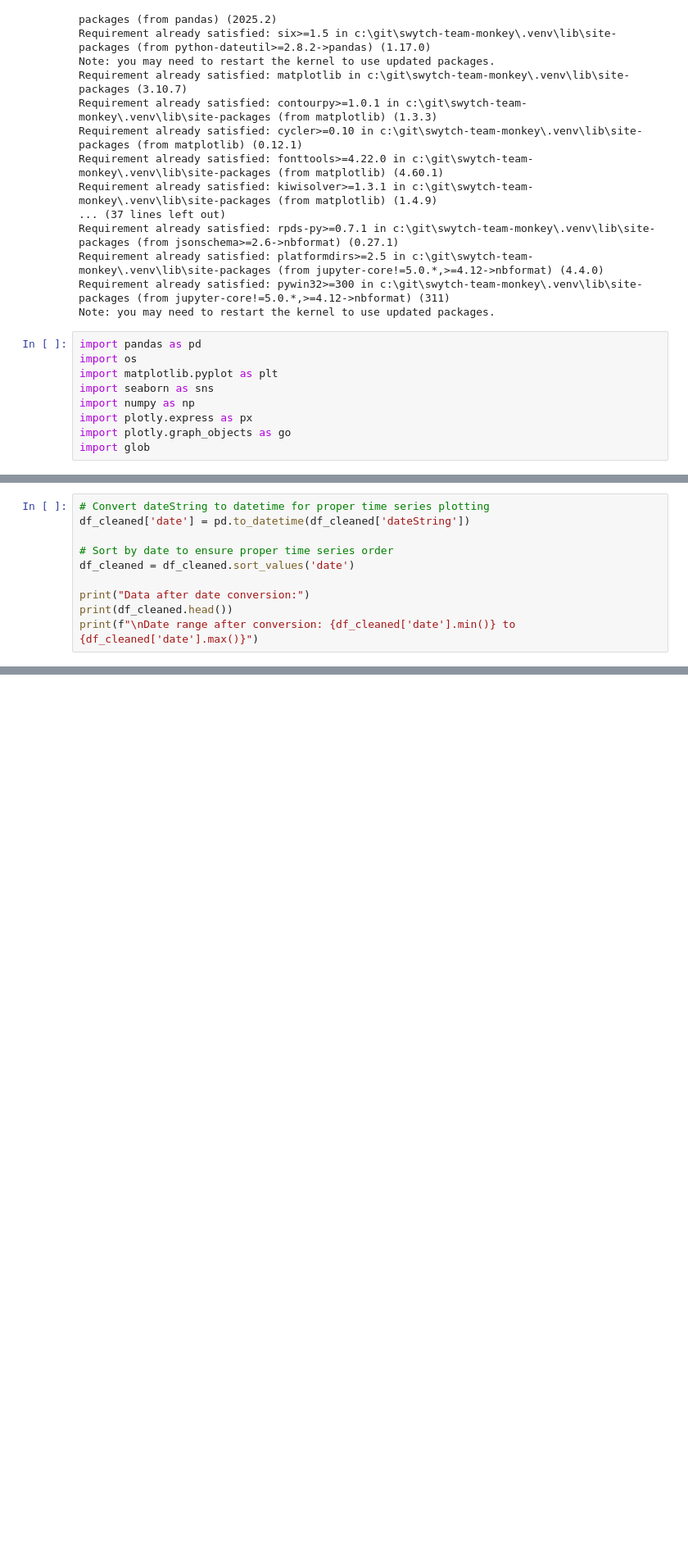
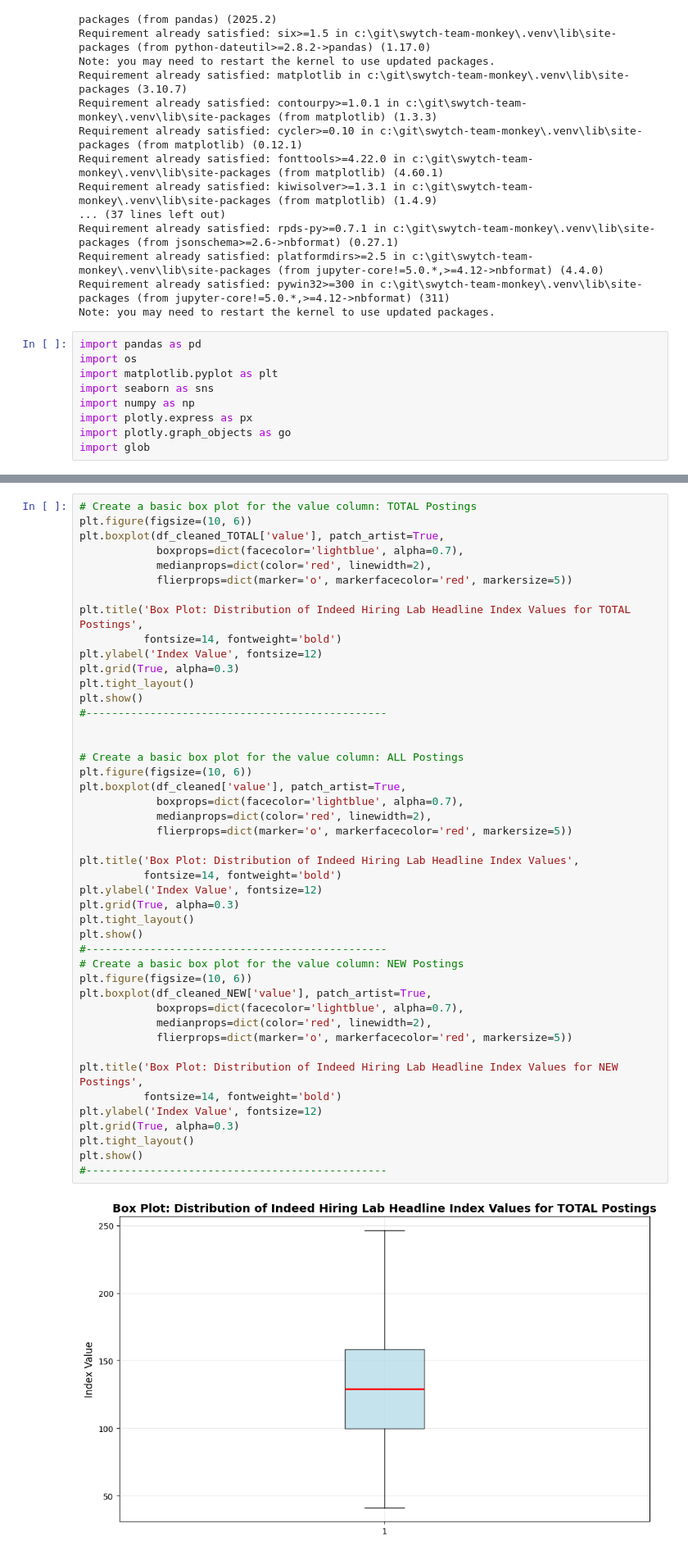
Before and after one commit to Sameer-Sethuram/SwYtch-Team-Monkey, a Jupyter notebook: Data_Exploration_Scripts/INDEED/Sectors/EDA_INDEED_Sectors.ipynb, the cells around one changed output, grey strips where cells are left out. Shown at 82% size. Drawn from its saved outputs; the diff is of its cells as text; blank space fills up the shorter version.

```diff
--- a/Data_Exploration_Scripts/INDEED/Sectors/EDA_INDEED_Sectors.ipynb
+++ b/Data_Exploration_Scripts/INDEED/Sectors/EDA_INDEED_Sectors.ipynb
@@ -157,10 +267,0 @@ df_cleaned.head()
-# %%
-# Convert dateString to datetime for proper time series plotting
-df_cleaned['date'] = pd.to_datetime(df_cleaned['dateString'])
-
-# Sort by date to ensure proper time series order
-df_cleaned = df_cleaned.sort_values('date')
-
-print("Data after date conversion:")
-print(df_cleaned.head())
-print(f"\nDate range after conversion: {df_cleaned['date'].min()} to {df_cleaned['date'].max()}")
@@ -290,0 +343,47 @@ plt.show()
+# %%
+# Create a basic box plot for the value column: TOTAL Postings
+plt.figure(figsize=(10, 6))
+plt.boxplot(df_cleaned_TOTAL['value'], patch_artist=True,
+            boxprops=dict(facecolor='lightblue', alpha=0.7),
+            medianprops=dict(color='red', linewidth=2),
+            flierprops=dict(marker='o', markerfacecolor='red', markersize=5))
+
+plt.title('Box Plot: Distribution of Indeed Hiring Lab Headline Index Values for TOTAL Postings',
+          fontsize=14, fontweight='bold')
+plt.ylabel('Index Value', fontsize=12)
+plt.grid(True, alpha=0.3)
+plt.tight_layout()
+plt.show()
+#-----------------------------------------------
+
+
+# Create a basic box plot for the value column: ALL Postings
+plt.figure(figsize=(10, 6))
+plt.boxplot(df_cleaned['value'], patch_artist=True,
+            boxprops=dict(facecolor='lightblue', alpha=0.7),
+            medianprops=dict(color='red', linewidth=2),
+            flierprops=dict(marker='o', markerfacecolor='red', markersize=5))
+
+plt.title('Box Plot: Distribution of Indeed Hiring Lab Headline Index Values',
+          fontsize=14, fontweight='bold')
+plt.ylabel('Index Value', fontsize=12)
+plt.grid(True, alpha=0.3)
+plt.tight_layout()
+plt.show()
+#-----------------------------------------------
+# Create a basic box plot for the value column: NEW Postings
+plt.figure(figsize=(10, 6))
+plt.boxplot(df_cleaned_NEW['value'], patch_artist=True,
+            boxprops=dict(facecolor='lightblue', alpha=0.7),
+            medianprops=dict(color='red', linewidth=2),
+            flierprops=dict(marker='o', markerfacecolor='red', markersize=5))
+
+plt.title('Box Plot: Distribution of Indeed Hiring Lab Headline Index Values for NEW Postings',
+          fontsize=14, fontweight='bold')
+plt.ylabel('Index Value', fontsize=12)
+plt.grid(True, alpha=0.3)
+plt.tight_layout()
+plt.show()
+#-----------------------------------------------
+# %% [output]
+[figure, added]
```
Also changed, not shown: parts of 20 cells of this notebook, 2 other files.
